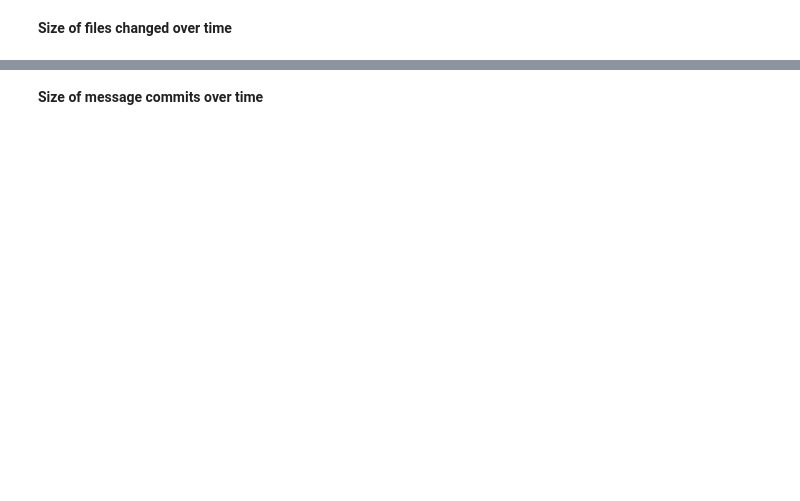
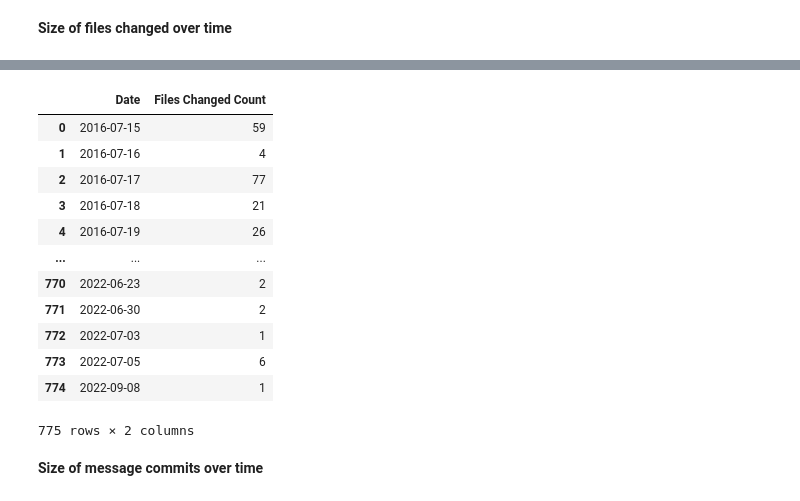
Before and after one commit to VinhPhamAI/Data-Analyst, a Jupyter notebook: Data_Analyst.ipynb, the cells around one changed output, grey strips where cells are left out. Cells and saved outputs as stored; diff of their text form; code cells hidden in the pictures; blank space fills up the shorter version.

```diff
--- a/Data_Analyst.ipynb
+++ b/Data_Analyst.ipynb
@@ -472,3 +534,19 @@ plt.show()
+# %%
+daily_counts
+# %% [output]
+|  | Date | Files Changed Count |
+| 0 | 2016-07-15 | 59 |
+| 1 | 2016-07-16 | 4 |
+| 2 | 2016-07-17 | 77 |
+| 3 | 2016-07-18 | 21 |
+| 4 | 2016-07-19 | 26 |
+| ... | ... | ... |
+| 770 | 2022-06-23 | 2 |
+| 771 | 2022-06-30 | 2 |
+| 772 | 2022-07-03 | 1 |
+| 773 | 2022-07-05 | 6 |
+| 774 | 2022-09-08 | 1 |
+775 rows × 2 columns
 # %% [markdown]
 **Size of message commits over time**
 # %%
```
Also changed, not shown: parts of 12 cells of this notebook.
